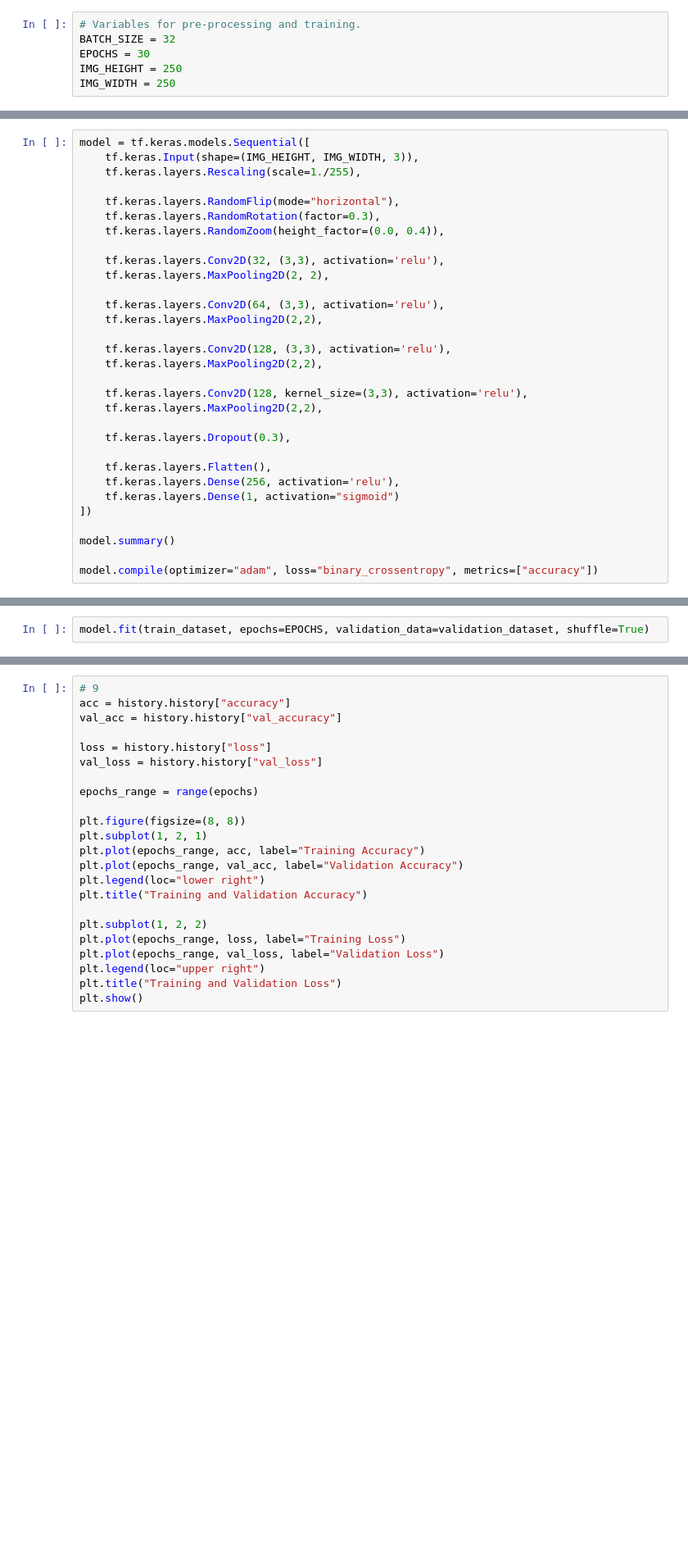
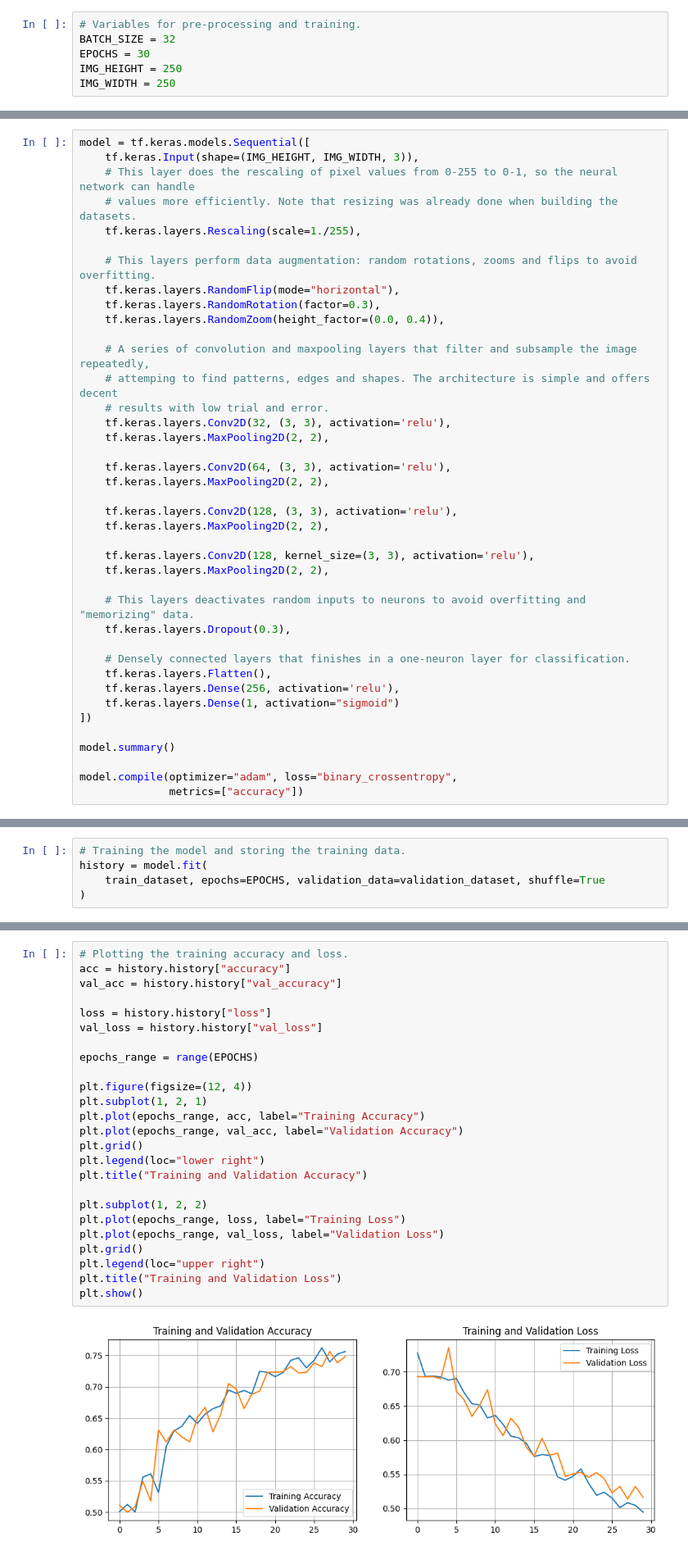
Before and after one commit to MatiasCarbone/FCC-machinelearning, a Jupyter notebook: cnn_image_classifier.ipynb, the cells around one changed output, grey strips where cells are left out. Shown at 82% size. Saved outputs shown, nothing was run; the diff lists cells and outputs as text; blank space fills up the shorter version.

```diff
--- a/cnn_image_classifier.ipynb
+++ b/cnn_image_classifier.ipynb
@@ -136,26 +120,34 @@ The final layer is a 2-neuron Dense layer that output one of the two possible ca
 # %%
 model = tf.keras.models.Sequential([
     tf.keras.Input(shape=(IMG_HEIGHT, IMG_WIDTH, 3)),
+    # This layer does the rescaling of pixel values from 0-255 to 0-1, so the neural network can handle
+    # values more efficiently. Note that resizing was already done when building the datasets.
     tf.keras.layers.Rescaling(scale=1./255),
 
+    # This layers perform data augmentation: random rotations, zooms and flips to avoid overfitting.
     tf.keras.layers.RandomFlip(mode="horizontal"),
     tf.keras.layers.RandomRotation(factor=0.3),
     tf.keras.layers.RandomZoom(height_factor=(0.0, 0.4)),
 
-    tf.keras.layers.Conv2D(32, (3,3), activation='relu'),
+    # A series of convolution and maxpooling layers that filter and subsample the image repeatedly,
+    # attemping to find patterns, edges and shapes. The architecture is simple and offers decent
+    # results with low trial and error.
+    tf.keras.layers.Conv2D(32, (3, 3), activation='relu'),
     tf.keras.layers.MaxPooling2D(2, 2),
 
-    tf.keras.layers.Conv2D(64, (3,3), activation='relu'),
-    tf.keras.layers.MaxPooling2D(2,2),
+    tf.keras.layers.Conv2D(64, (3, 3), activation='relu'),
+    tf.keras.layers.MaxPooling2D(2, 2),
 
-    tf.keras.layers.Conv2D(128, (3,3), activation='relu'),
-    tf.keras.layers.MaxPooling2D(2,2),
+    tf.keras.layers.Conv2D(128, (3, 3), activation='relu'),
+    tf.keras.layers.MaxPooling2D(2, 2),
 
-    tf.keras.layers.Conv2D(128, kernel_size=(3,3), activation='relu'),
-    tf.keras.layers.MaxPooling2D(2,2),
+    tf.keras.layers.Conv2D(128, kernel_size=(3, 3), activation='relu'),
+    tf.keras.layers.MaxPooling2D(2, 2),
 
+    # This layers deactivates random inputs to neurons to avoid overfitting and "memorizing" data.
     tf.keras.layers.Dropout(0.3),
 
+    # Densely connected layers that finishes in a one-neuron layer for classification.
     tf.keras.layers.Flatten(),
     tf.keras.layers.Dense(256, activation='relu'),
     tf.keras.layers.Dense(1, activation="sigmoid")
@@ -163,5 +155,6 @@ model = tf.keras.models.Sequential([
 
 model.summary()
 
-model.compile(optimizer="adam", loss="binary_crossentropy", metrics=["accuracy"])
+model.compile(optimizer="adam", loss="binary_crossentropy",
+              metrics=["accuracy"])
 # %% [output]
@@ -187,2 +182,5 @@ _________________________________________________________________
 # %%
-model.fit(train_dataset, epochs=EPOCHS, validation_data=validation_dataset, shuffle=True)
+# Training the model and storing the training data.
+history = model.fit(
+    train_dataset, epochs=EPOCHS, validation_data=validation_dataset, shuffle=True
+)
@@ -189,23 +205,27 @@ model.fit(train_dataset, epochs=EPOCHS, validation_data=validation_dataset, shuf
 # %%
-# 9
+# Plotting the training accuracy and loss.
 acc = history.history["accuracy"]
 val_acc = history.history["val_accuracy"]
 
 loss = history.history["loss"]
 val_loss = history.history["val_loss"]
 
-epochs_range = range(epochs)
+epochs_range = range(EPOCHS)
 
-plt.figure(figsize=(8, 8))
+plt.figure(figsize=(12, 4))
 plt.subplot(1, 2, 1)
 plt.plot(epochs_range, acc, label="Training Accuracy")
 plt.plot(epochs_range, val_acc, label="Validation Accuracy")
+plt.grid()
 plt.legend(loc="lower right")
 plt.title("Training and Validation Accuracy")
 
 plt.subplot(1, 2, 2)
 plt.plot(epochs_range, loss, label="Training Loss")
 plt.plot(epochs_range, val_loss, label="Validation Loss")
+plt.grid()
 plt.legend(loc="upper right")
 plt.title("Training and Validation Loss")
 plt.show()
+# %% [output]
+[figure, added]
```
Also changed, not shown: parts of 11 cells of this notebook.
